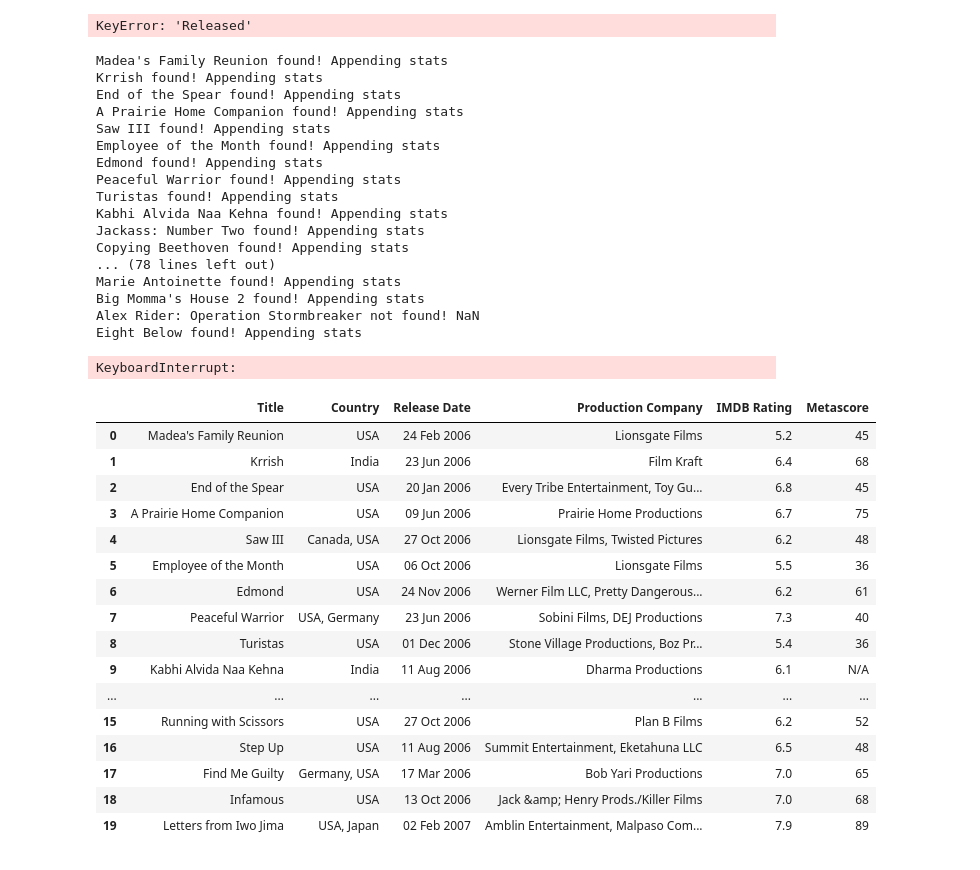
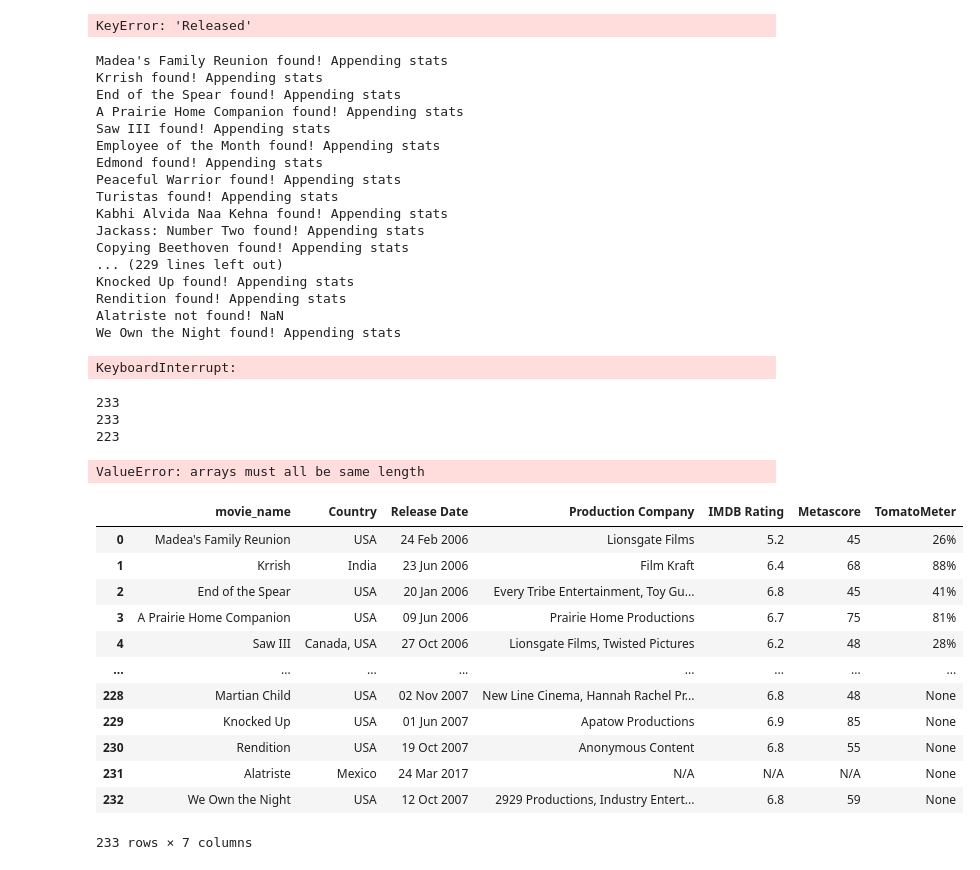
Before and after one commit to cspence001/film_budget_roi, a Jupyter notebook: main.ipynb, the cells around one changed output. Cells and saved outputs as stored; diff of their text form; code cells hidden in the pictures.

```diff
--- a/main.ipynb
+++ b/main.ipynb
@@ -126,7 +142,7 @@ date_release = []
 production_company = []
 imdbRating = []
 metascore = []
-#rotten_tomatoes = []
+rotten_tomatoes = []
 
 #create for loop
 for movie in movie_names:
@@ -140,7 +156,7 @@ for movie in movie_names:
         production_company.append(movie_data['Production'])
         imdbRating.append(movie_data['imdbRating'])
         metascore.append(movie_data['Metascore'])
-        #rotten_tomatoes.append(movie_data['tomato_rating'])
+        rotten_tomatoes.append(movie_data["Ratings"][1]["Value"])
         print(f"{movie} found! Appending stats")
 
     #account for null values
@@ -166,39 +182,31 @@ Turistas found! Appending stats
 Kabhi Alvida Naa Kehna found! Appending stats
 Jackass: Number Two found! Appending stats
 Copying Beethoven found! Appending stats
-... (78 lines left out)
-Marie Antoinette found! Appending stats
-Big Momma's House 2 found! Appending stats
-Alex Rider: Operation Stormbreaker not found! NaN
-Eight Below found! Appending stats
+... (229 lines left out)
+Knocked Up found! Appending stats
+Rendition found! Appending stats
+Alatriste not found! NaN
+We Own the Night found! Appending stats
 KeyboardInterrupt:
+# %%
+print(len(metascore))
+print(len(production_company))
+print(len(rotten_tomatoes))
+# %% [output]
+233
+233
+223
 # %%
-#create dataframe for api data
 api_data = pd.DataFrame({
-    'Title' : responses,
+    'movie_name' : responses,
     'Country' : countries,
     'Release Date' : date_release,
     'Production Company' : production_company,
     'IMDB Rating' : imdbRating,
     'Metascore' : metascore,
+    'TomatoMeter' : rotten_tomatoes,
 })
 
-api_data.head(20)
+api_data.head(30)
 # %% [output]
-|  | Title | Country | Release Date | Production Company | IMDB Rating | Metascore |
-| 0 | Madea's Family Reunion | USA | 24 Feb 2006 | Lionsgate Films | 5.2 | 45 |
-| 1 | Krrish | India | 23 Jun 2006 | Film Kraft | 6.4 | 68 |
-| 2 | End of the Spear | USA | 20 Jan 2006 | Every Tribe Entertainment, Toy Gu... | 6.8 | 45 |
-| 3 | A Prairie Home Companion | USA | 09 Jun 2006 | Prairie Home Productions | 6.7 | 75 |
-| 4 | Saw III | Canada, USA | 27 Oct 2006 | Lionsgate Films, Twisted Pictures | 6.2 | 48 |
-| 5 | Employee of the Month | USA | 06 Oct 2006 | Lionsgate Films | 5.5 | 36 |
-| 6 | Edmond | USA | 24 Nov 2006 | Werner Film LLC, Pretty Dangerous... | 6.2 | 61 |
-| 7 | Peaceful Warrior | USA, Germany | 23 Jun 2006 | Sobini Films, DEJ Productions | 7.3 | 40 |
-| 8 | Turistas | USA | 01 Dec 2006 | Stone Village Productions, Boz Pr... | 5.4 | 36 |
-| 9 | Kabhi Alvida Naa Kehna | India | 11 Aug 2006 | Dharma Productions | 6.1 | N/A |
-| ... | ... | ... | ... | ... | ... | ... |
-| 15 | Running with Scissors | USA | 27 Oct 2006 | Plan B Films | 6.2 | 52 |
-| 16 | Step Up | USA | 11 Aug 2006 | Summit Entertainment, Eketahuna LLC | 6.5 | 48 |
-| 17 | Find Me Guilty | Germany, USA | 17 Mar 2006 | Bob Yari Productions | 7.0 | 65 |
-| 18 | Infamous | USA | 13 Oct 2006 | Jack &amp; Henry Prods./Killer Films | 7.0 | 68 |
-| 19 | Letters from Iwo Jima | USA, Japan | 02 Feb 2007 | Amblin Entertainment, Malpaso Com... | 7.9 | 89 |
+ValueError: arrays must all be same length
@@ -206,0 +213,29 @@ api_data.head(20)
+# %%
+api_dict = {
+    'movie_name' : responses,
+    'Country' : countries,
+    'Release Date' : date_release,
+    'Production Company' : production_company,
+    'IMDB Rating' : imdbRating,
+    'Metascore' : metascore,
+    'TomatoMeter' : rotten_tomatoes,
+}
+
+#accounts for NaN values within length of TomatoMeter Array (ValueError)
+df = pd.DataFrame.from_dict(api_dict, orient='index')
+
+df.transpose()
+# %% [output]
+|  | movie_name | Country | Release Date | Production Company | IMDB Rating | Metascore | TomatoMeter |
+| 0 | Madea's Family Reunion | USA | 24 Feb 2006 | Lionsgate Films | 5.2 | 45 | 26% |
+| 1 | Krrish | India | 23 Jun 2006 | Film Kraft | 6.4 | 68 | 88% |
+| 2 | End of the Spear | USA | 20 Jan 2006 | Every Tribe Entertainment, Toy Gu... | 6.8 | 45 | 41% |
+| 3 | A Prairie Home Companion | USA | 09 Jun 2006 | Prairie Home Productions | 6.7 | 75 | 81% |
+| 4 | Saw III | Canada, USA | 27 Oct 2006 | Lionsgate Films, Twisted Pictures | 6.2 | 48 | 28% |
+| ... | ... | ... | ... | ... | ... | ... | ... |
+| 228 | Martian Child | USA | 02 Nov 2007 | New Line Cinema, Hannah Rachel Pr... | 6.8 | 48 | None |
+| 229 | Knocked Up | USA | 01 Jun 2007 | Apatow Productions | 6.9 | 85 | None |
+| 230 | Rendition | USA | 19 Oct 2007 | Anonymous Content | 6.8 | 55 | None |
+| 231 | Alatriste | Mexico | 24 Mar 2017 | N/A | N/A | N/A | None |
+| 232 | We Own the Night | USA | 12 Oct 2007 | 2929 Productions, Industry Entert... | 6.8 | 59 | None |
+233 rows × 7 columns
```
Also changed, not shown: parts of 9 cells of this notebook, 1 other file.
